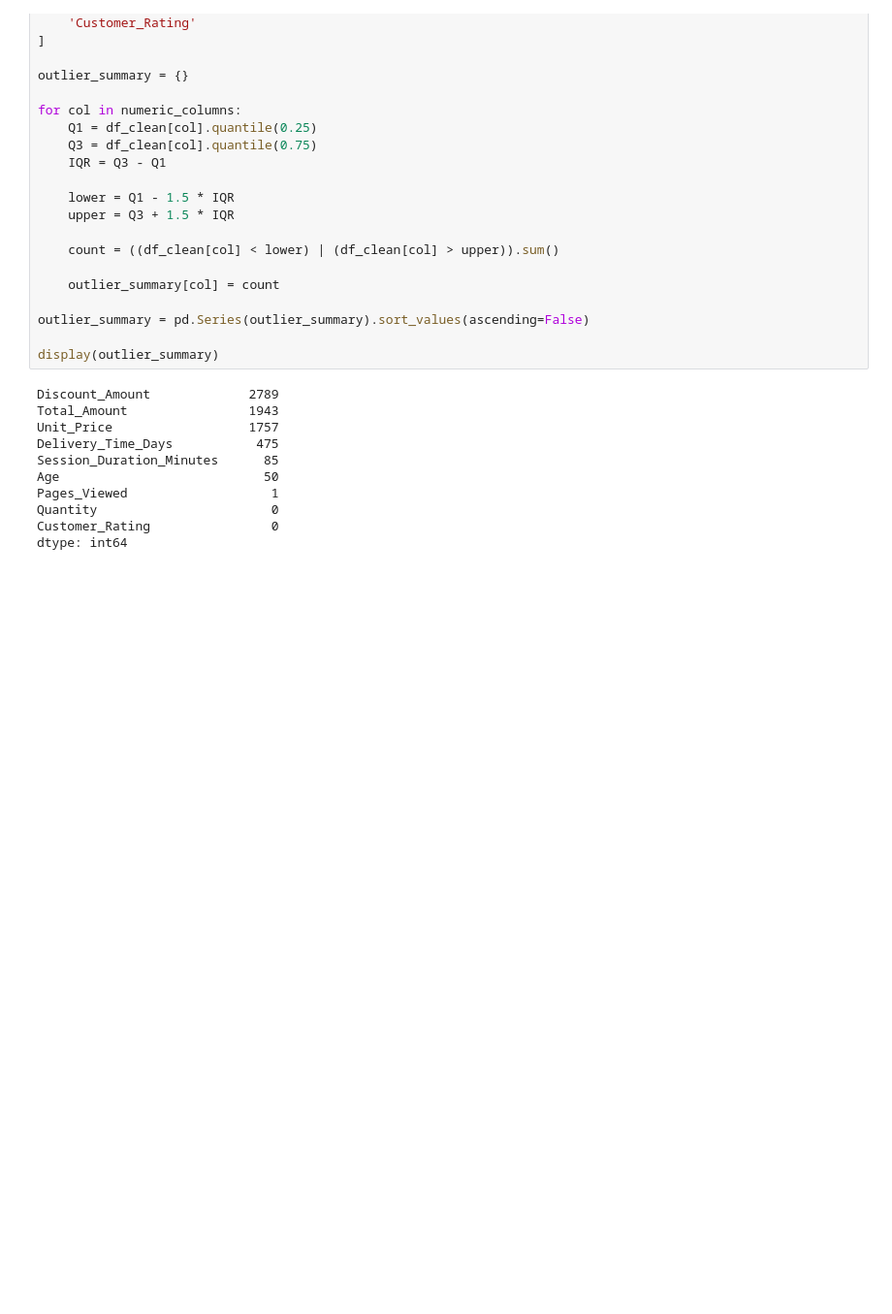
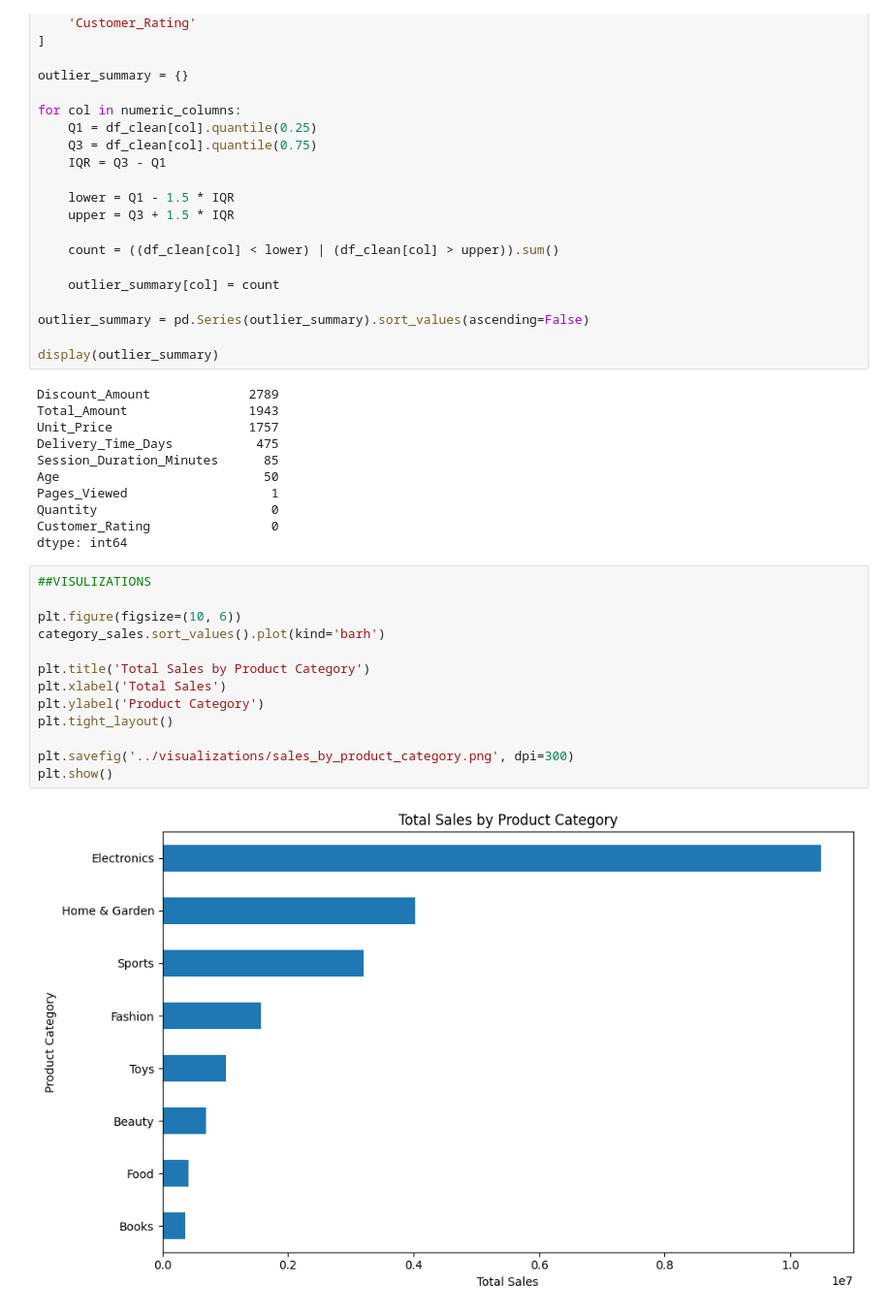
Before and after one commit to ispark381-crypto/E-Commerce-Sales-Analytics, a Jupyter notebook: notebook/ecommerce_customer_behavior_analysis.ipynb, the cells around one changed output. Shown at 97% size. Cells and saved outputs as stored; diff of their text form; blank space fills up the shorter version.

```diff
--- a/notebook/ecommerce_customer_behavior_analysis.ipynb
+++ b/notebook/ecommerce_customer_behavior_analysis.ipynb
@@ -384,3 +399,18 @@ Pages_Viewed                   1
 Quantity                       0
 Customer_Rating                0
 dtype: int64
+# %%
+##VISULIZATIONS
+
+plt.figure(figsize=(10, 6))
+category_sales.sort_values().plot(kind='barh')
+
+plt.title('Total Sales by Product Category')
+plt.xlabel('Total Sales')
+plt.ylabel('Product Category')
+plt.tight_layout()
+
+plt.savefig('../visualizations/sales_by_product_category.png', dpi=300)
+plt.show()
+# %% [output]
+[figure, added]
```
Also changed, not shown: parts of 8 cells of this notebook, 8 other files.
